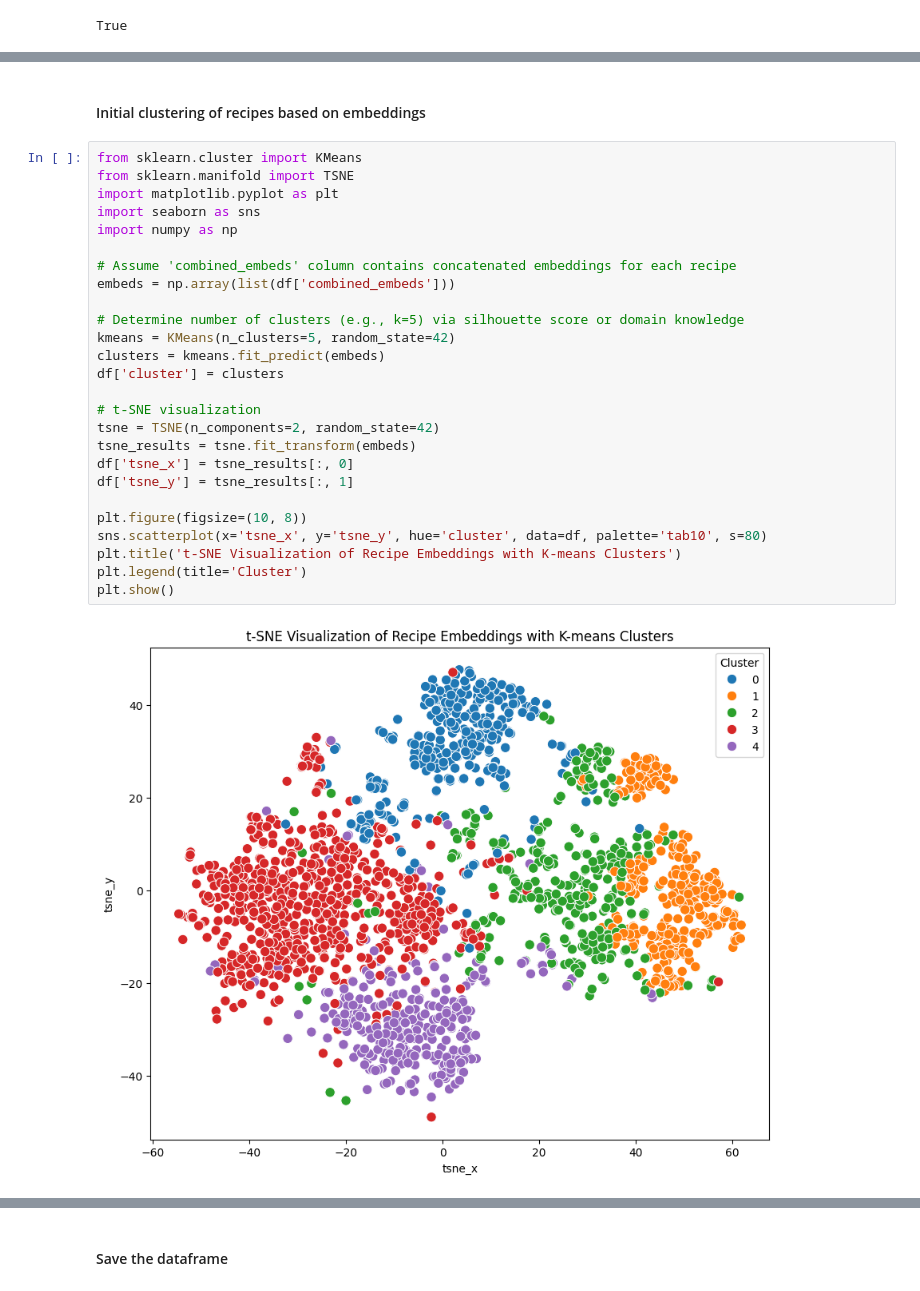
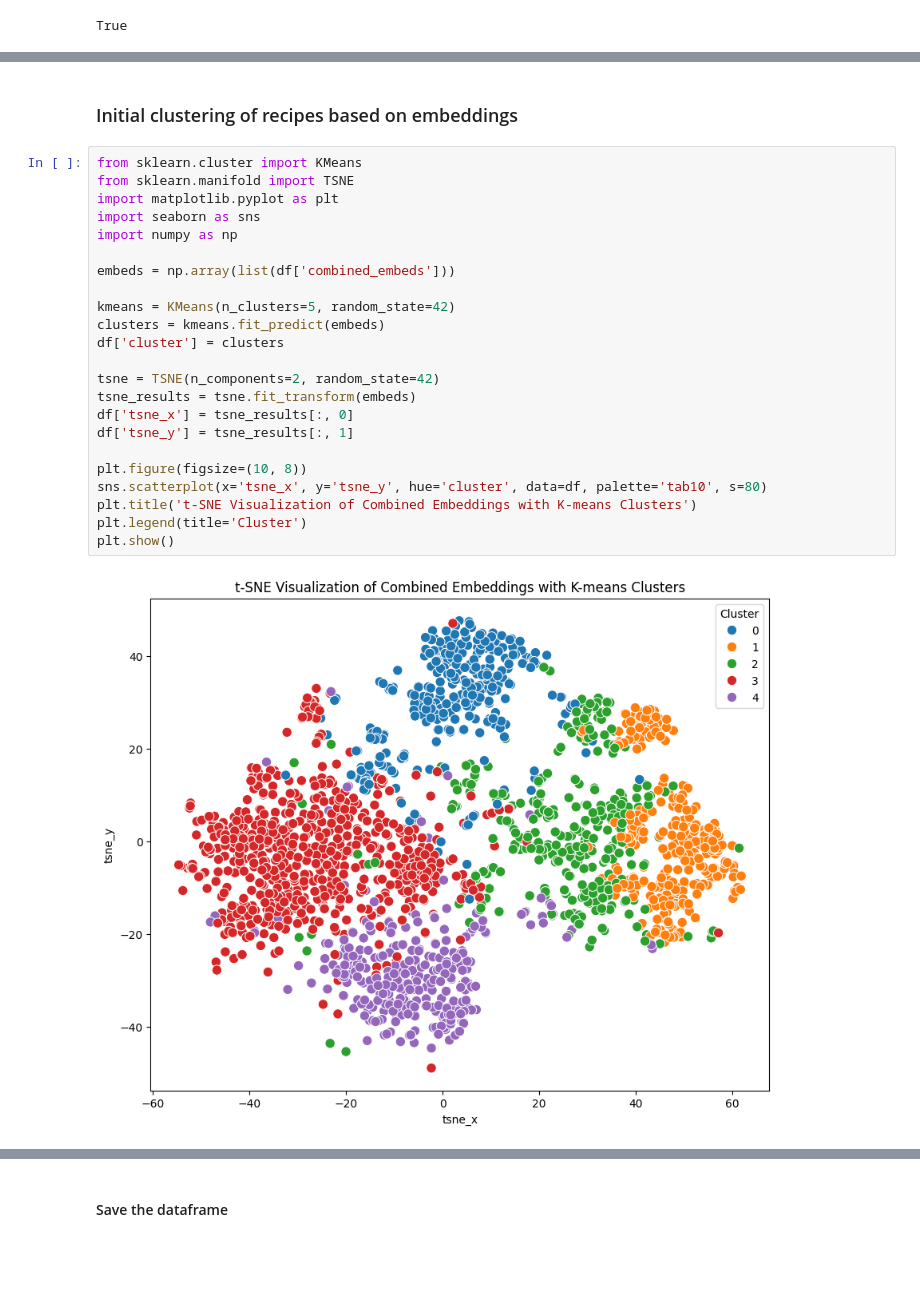
Before and after one commit to Data-Wrangling-and-Visualisation/Napitochki, a Jupyter notebook: data_exploration/EDA.ipynb, the cells around one changed output, grey strips where cells are left out. Cells and saved outputs as stored; diff of their text form; blank space fills up the shorter version.

```diff
--- a/data_exploration/EDA.ipynb
+++ b/data_exploration/EDA.ipynb
@@ -513,35 +482,32 @@ plt.show()
 [nltk_data]       date!
 [figure]
 # %% [markdown]
-#### Initial clustering of recipes based on embeddings
+### Initial clustering of recipes based on embeddings
 # %%
 from sklearn.cluster import KMeans
 from sklearn.manifold import TSNE
 import matplotlib.pyplot as plt
 import seaborn as sns
 import numpy as np
 
-# Assume 'combined_embeds' column contains concatenated embeddings for each recipe
 embeds = np.array(list(df['combined_embeds']))
 
-# Determine number of clusters (e.g., k=5) via silhouette score or domain knowledge
 kmeans = KMeans(n_clusters=5, random_state=42)
 clusters = kmeans.fit_predict(embeds)
 df['cluster'] = clusters
 
-# t-SNE visualization
 tsne = TSNE(n_components=2, random_state=42)
 tsne_results = tsne.fit_transform(embeds)
 df['tsne_x'] = tsne_results[:, 0]
 df['tsne_y'] = tsne_results[:, 1]
 
 plt.figure(figsize=(10, 8))
 sns.scatterplot(x='tsne_x', y='tsne_y', hue='cluster', data=df, palette='tab10', s=80)
-plt.title('t-SNE Visualization of Recipe Embeddings with K-means Clusters')
+plt.title('t-SNE Visualization of Combined Embeddings with K-means Clusters')
 plt.legend(title='Cluster')
 plt.show()
 # %% [output]
-[figure, old version]
+[figure, new version]
 # %%
 from sklearn.cluster import KMeans
 from sklearn.manifold import TSNE
```
Also changed, not shown: parts of 27 cells of this notebook.
